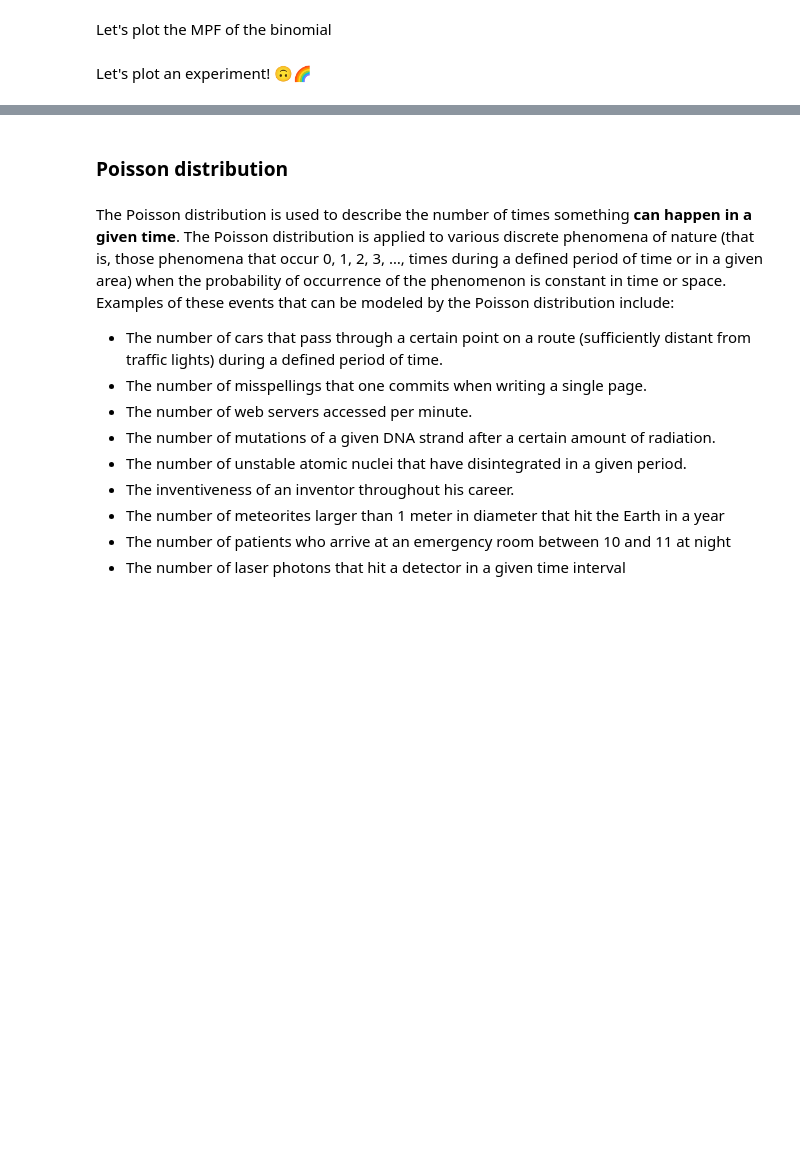
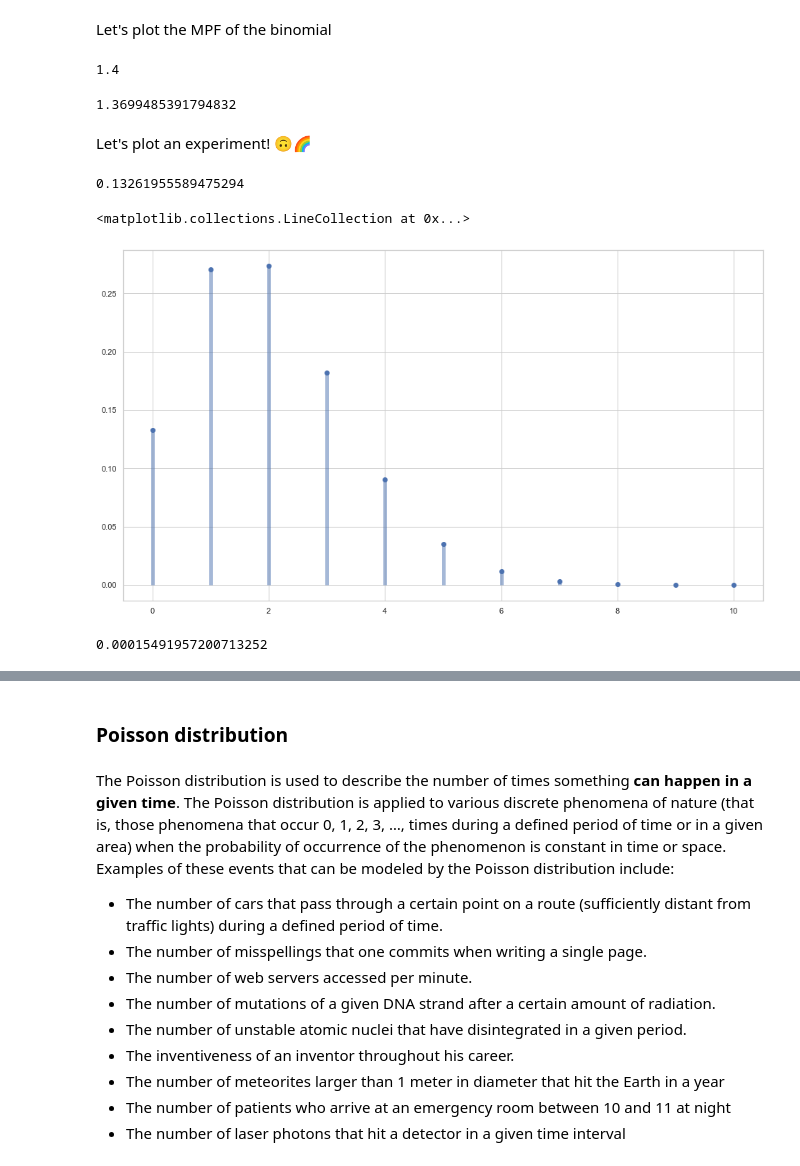
Before and after one commit to Ironhack-data-bcn-oct-2022/lectures, a Jupyter notebook: week-5/03- Discrete distributions.ipynb, the cells around one changed output, grey strips where cells are left out. Saved outputs shown, nothing was run; the diff lists cells and outputs as text; code cells hidden in the pictures; blank space fills up the shorter version.

```diff
--- a/week-5/03- Discrete distributions.ipynb
+++ b/week-5/03- Discrete distributions.ipynb
@@ -360,6 +722,31 @@ This was the rigged coin. The machine that threw 10 coins with a success probabi
 # %% [markdown]
 Let's plot the MPF of the binomial
+# %%
+# Theoretical part
+my_binomial.std()
+# %% [output]
+1.4
+# %%
+# Experimental
+my_binomial.rvs(1000).std()
+# %% [output]
+1.3699485391794832
 # %%
 import numpy as np
 # %% [markdown]
 Let's plot an experiment! 🙃🌈
+# %%
+my_binomial.pmf(0) #many times, but plotted
+# %% [output]
+0.13261955589475294
+# %%
+x = np.arange(0, 11)
+plt.plot(x, my_binomial.pmf(x), "bo")
+plt.vlines(x, 0, my_binomial.pmf(x), colors="b", lw=5, alpha=0.5)
+# %% [output]
+<matplotlib.collections.LineCollection at 0x...>
+[figure, added]
+# %%
+my_binomial_covid.pmf(9)
+# %% [output]
+0.00015491957200713252
```
Also changed, not shown: parts of 86 cells of this notebook.
